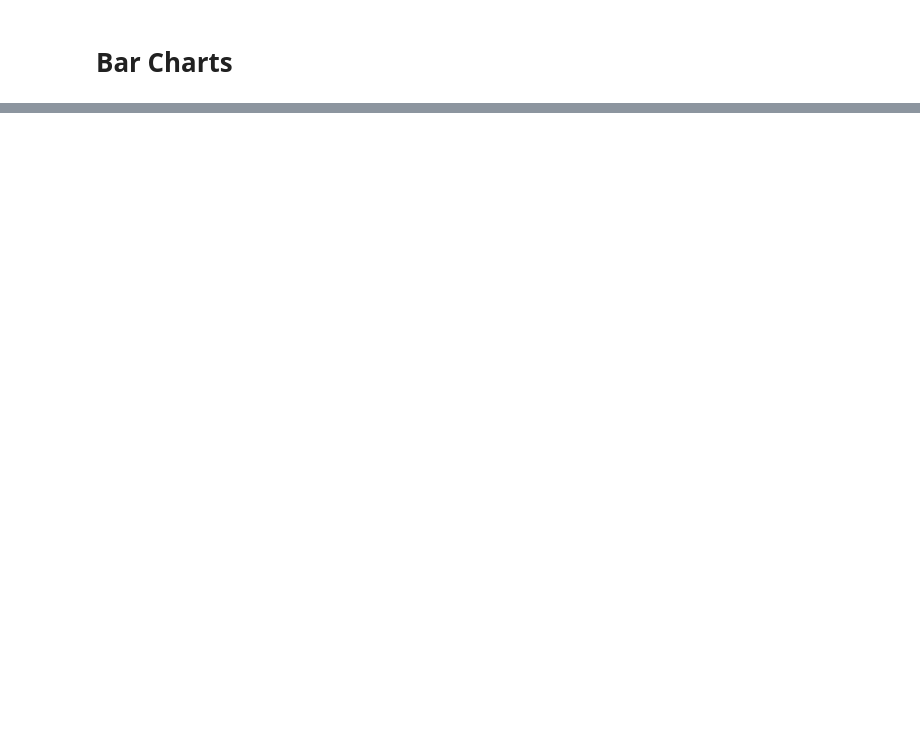
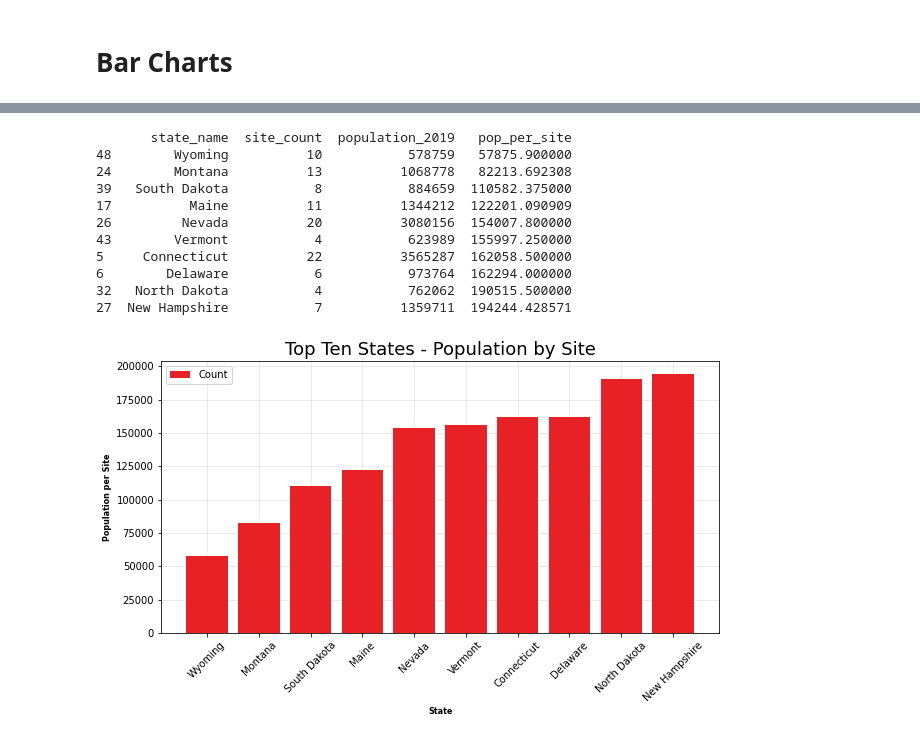
Before and after one commit to jeffkempster/code-louisville-data-science-2, a Jupyter notebook: chargers.ipynb, the cells around one changed output, grey strips where cells are left out. Drawn from its saved outputs; the diff is of its cells as text; code cells hidden in the pictures; blank space fills up the shorter version.

```diff
--- a/chargers.ipynb
+++ b/chargers.ipynb
@@ -180,0 +229,26 @@ Canvas(toolbar=Toolbar(toolitems=[('Home', 'Reset original view', 'home', 'home'
+# %%
+# poplulation
+
+pop = open_us_chargers.groupby(['state_name'], as_index = False).population_2019.count()
+pop = pop.rename(columns={'population_2019':'site_count'})
+pop = pd.merge(pop, state_info, how = 'inner', on = 'state_name')
+pop['pop_per_site'] = pop['population_2019'] / pop['site_count']
+pop = pop.sort_values(by=['pop_per_site'], ascending = True)
+pop = pop.head(10)
+state_list = pop['state_name'].values.tolist()
+pop_per_site = pop['pop_per_site'].round().values.tolist()
+print(pop)
+bar_chart(state_list, pop_per_site, 'State', 'Population per Site', 'Top Ten States - Population by Site')
+# %% [output]
+       state_name  site_count  population_2019   pop_per_site
+48        Wyoming          10           578759   57875.900000
+24        Montana          13          1068778   82213.692308
+39   South Dakota           8           884659  110582.375000
+17          Maine          11          1344212  122201.090909
+26         Nevada          20          3080156  154007.800000
+43        Vermont           4           623989  155997.250000
+5     Connecticut          22          3565287  162058.500000
+6        Delaware           6           973764  162294.000000
+32   North Dakota           4           762062  190515.500000
+27  New Hampshire           7          1359711  194244.428571
+[figure, added]
```
Also changed, not shown: parts of 18 cells of this notebook, 10 other files.
